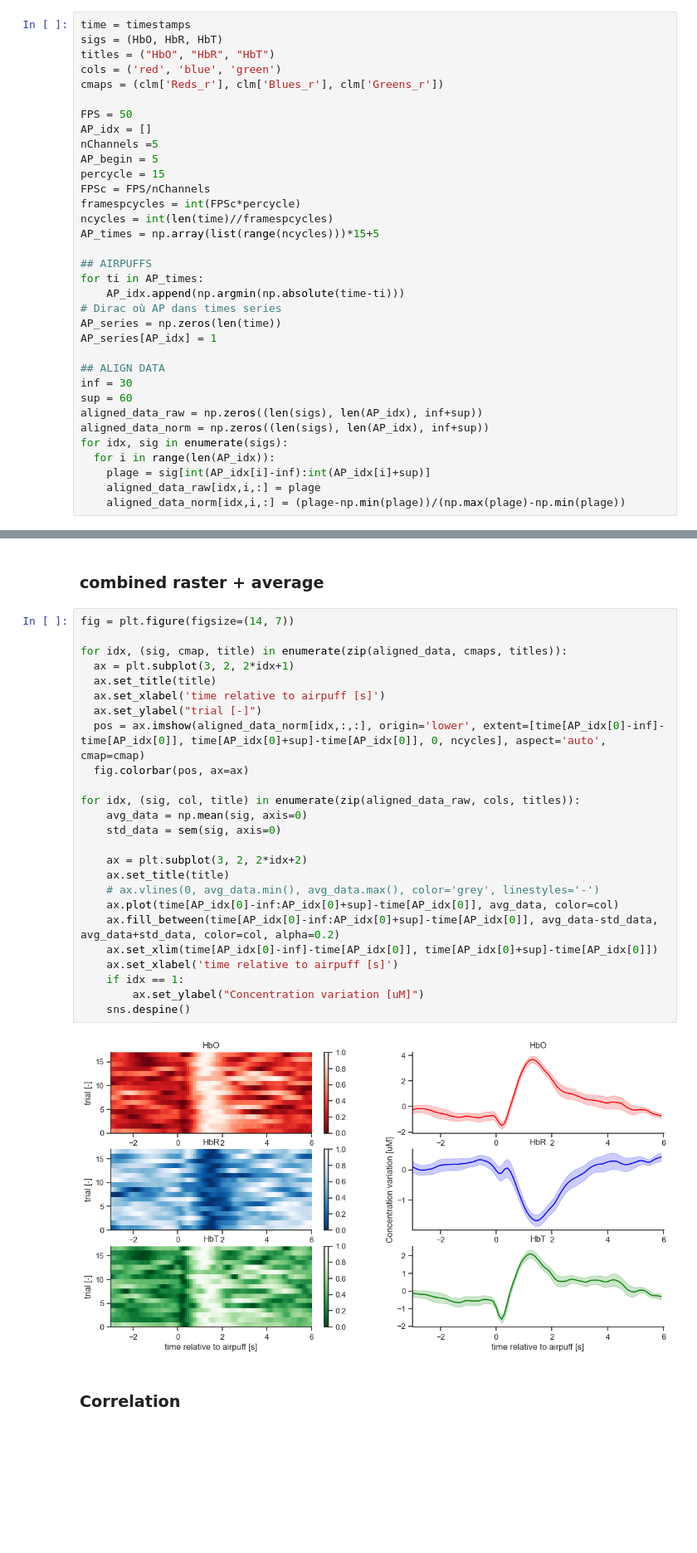
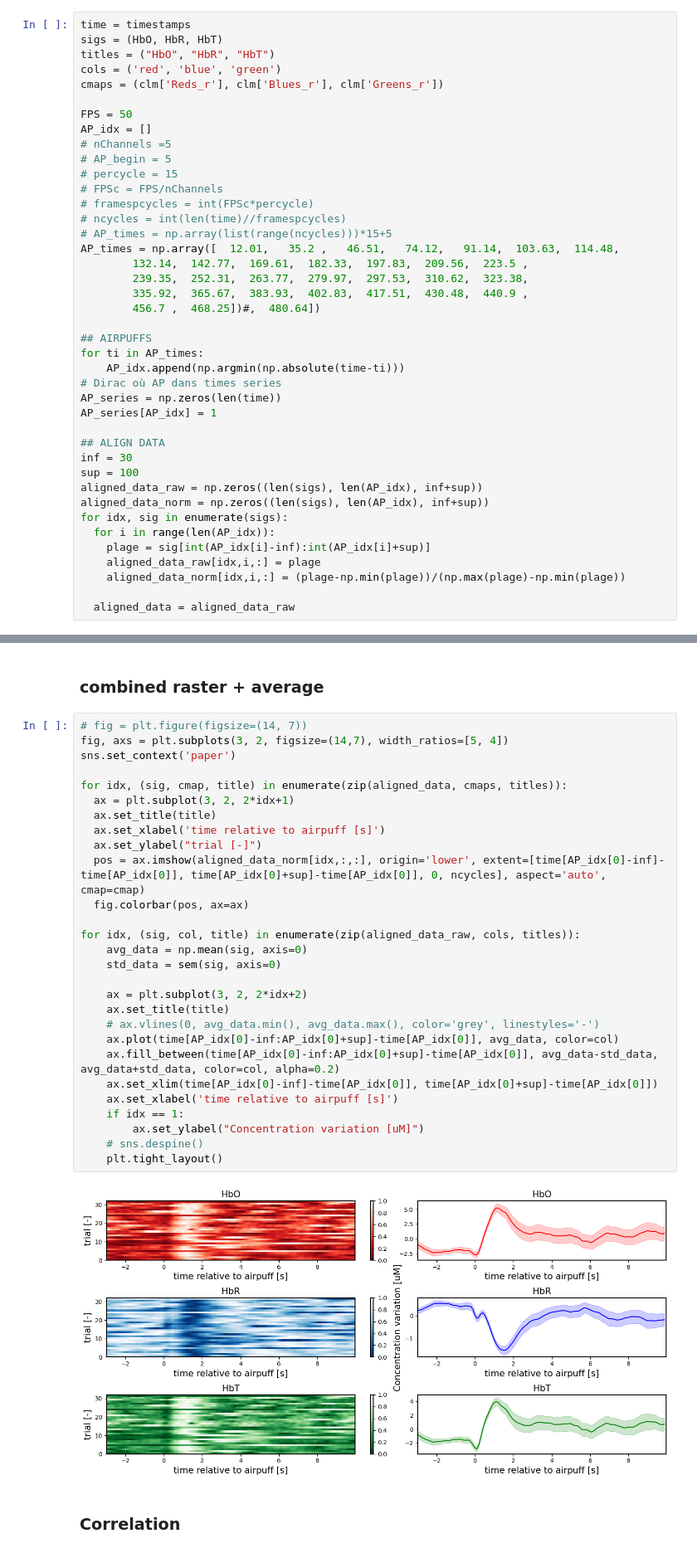
Before and after one commit to Laboratory-of-Vincent-Breton-Provencher/Widefield-Imaging-Acquisition, a Jupyter notebook: analysisPipeline/quickPlots.ipynb, the cells around one changed output, grey strips where cells are left out. Shown at 83% size. Drawn from its saved outputs; the diff is of its cells as text; blank space fills up the shorter version.

```diff
--- a/analysisPipeline/quickPlots.ipynb
+++ b/analysisPipeline/quickPlots.ipynb
@@ -236,13 +244,18 @@ cmaps = (clm['Reds_r'], clm['Blues_r'], clm['Greens_r'])
 
 FPS = 50
 AP_idx = []
-nChannels =5
-AP_begin = 5
-percycle = 15
-FPSc = FPS/nChannels
-framespcycles = int(FPSc*percycle)
-ncycles = int(len(time)//framespcycles)
-AP_times = np.array(list(range(ncycles)))*15+5
+# nChannels =5
+# AP_begin = 5
+# percycle = 15
+# FPSc = FPS/nChannels
+# framespcycles = int(FPSc*percycle)
+# ncycles = int(len(time)//framespcycles)
+# AP_times = np.array(list(range(ncycles)))*15+5
+AP_times = np.array([  12.01,   35.2 ,   46.51,   74.12,   91.14,  103.63,  114.48,
+        132.14,  142.77,  169.61,  182.33,  197.83,  209.56,  223.5 ,
+        239.35,  252.31,  263.77,  279.97,  297.53,  310.62,  323.38,
+        335.92,  365.67,  383.93,  402.83,  417.51,  430.48,  440.9 ,
+        456.7 ,  468.25])#,  480.64])
 
 ## AIRPUFFS
 for ti in AP_times:
@@ -253,7 +266,7 @@ AP_series[AP_idx] = 1
 
 ## ALIGN DATA
 inf = 30
-sup = 60
+sup = 100
 aligned_data_raw = np.zeros((len(sigs), len(AP_idx), inf+sup))
 aligned_data_norm = np.zeros((len(sigs), len(AP_idx), inf+sup))
 for idx, sig in enumerate(sigs):
@@ -261,6 +274,8 @@ for idx, sig in enumerate(sigs):
     plage = sig[int(AP_idx[i]-inf):int(AP_idx[i]+sup)]
     aligned_data_raw[idx,i,:] = plage
     aligned_data_norm[idx,i,:] = (plage-np.min(plage))/(np.max(plage)-np.min(plage))
+
+  aligned_data = aligned_data_raw
 # %% [markdown]
 ### raster
 # %%
@@ -296,32 +312,35 @@ for idx, (sig, col, title) in enumerate(zip(aligned_data_raw, cols, titles)):
 # %% [markdown]
 ### combined raster + average
 # %%
-fig = plt.figure(figsize=(14, 7))
+# fig = plt.figure(figsize=(14, 7))
+fig, axs = plt.subplots(3, 2, figsize=(14,7), width_ratios=[5, 4])
+sns.set_context('paper')
 
 for idx, (sig, cmap, title) in enumerate(zip(aligned_data, cmaps, titles)):
   ax = plt.subplot(3, 2, 2*idx+1)
   ax.set_title(title)
   ax.set_xlabel('time relative to airpuff [s]')
   ax.set_ylabel("trial [-]")
   pos = ax.imshow(aligned_data_norm[idx,:,:], origin='lower', extent=[time[AP_idx[0]-inf]-time[AP_idx[0]], time[AP_idx[0]+sup]-time[AP_idx[0]], 0, ncycles], aspect='auto', cmap=cmap)
   fig.colorbar(pos, ax=ax)
 
 for idx, (sig, col, title) in enumerate(zip(aligned_data_raw, cols, titles)):
     avg_data = np.mean(sig, axis=0)
     std_data = sem(sig, axis=0)
 
     ax = plt.subplot(3, 2, 2*idx+2)
     ax.set_title(title)
     # ax.vlines(0, avg_data.min(), avg_data.max(), color='grey', linestyles='-')
     ax.plot(time[AP_idx[0]-inf:AP_idx[0]+sup]-time[AP_idx[0]], avg_data, color=col)
     ax.fill_between(time[AP_idx[0]-inf:AP_idx[0]+sup]-time[AP_idx[0]], avg_data-std_data, avg_data+std_data, color=col, alpha=0.2)
     ax.set_xlim(time[AP_idx[0]-inf]-time[AP_idx[0]], time[AP_idx[0]+sup]-time[AP_idx[0]])
     ax.set_xlabel('time relative to airpuff [s]')
     if idx == 1:
         ax.set_ylabel("Concentration variation [uM]")
-    sns.despine()
+    # sns.despine()
+    plt.tight_layout()
 # %% [output]
-[figure, old version]
+[figure, new version]
 # %% [markdown]
 ### Correlation
 # %%
```
Also changed, not shown: parts of 3 cells of this notebook, 1 other file.
